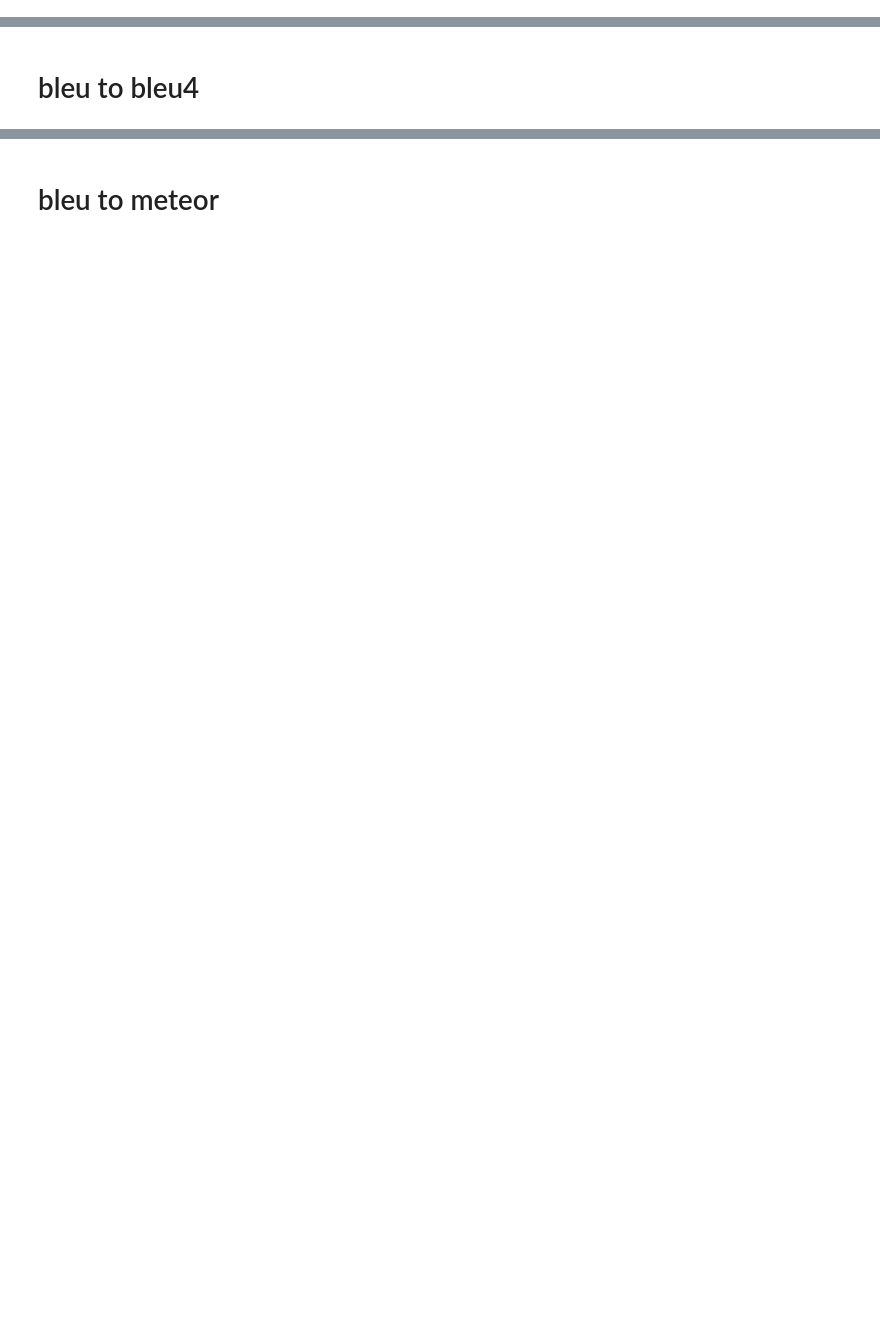
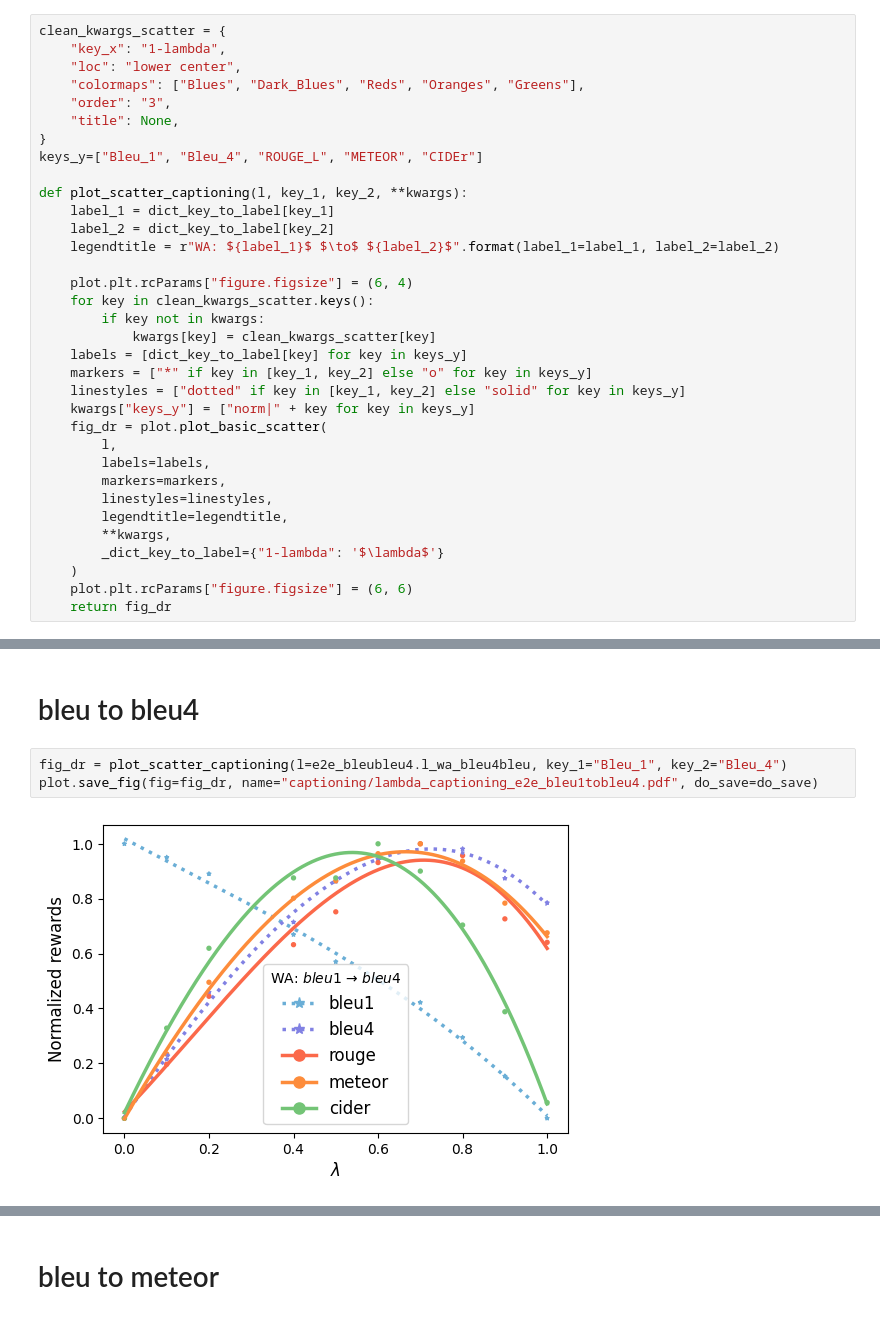
Before and after one commit to alexrame/domainbedv2, a Jupyter notebook: notebooks/rl/captioning/wa_rl_captioning.ipynb, the cells around one changed output, grey strips where cells are left out. Saved outputs shown, nothing was run; the diff lists cells and outputs as text; blank space fills up the shorter version.

```diff
--- a/notebooks/rl/captioning/wa_rl_captioning.ipynb
+++ b/notebooks/rl/captioning/wa_rl_captioning.ipynb
@@ -61,4 +61,38 @@ dict_key_to_label = {
     "METEOR": "meteor",
     "CIDEr": "cider"
 }
+# %%
+clean_kwargs_scatter = {
+    "key_x": "1-lambda",
+    "loc": "lower center",
+    "colormaps": ["Blues", "Dark_Blues", "Reds", "Oranges", "Greens"],
+    "order": "3",
+    "title": None,
+}
+keys_y=["Bleu_1", "Bleu_4", "ROUGE_L", "METEOR", "CIDEr"]
+
+def plot_scatter_captioning(l, key_1, key_2, **kwargs):
+    label_1 = dict_key_to_label[key_1]
+    label_2 = dict_key_to_label[key_2]
+    legendtitle = r"WA: ${label_1}$ $\to$ ${label_2}$".format(label_1=label_1, label_2=label_2)
+
+    plot.plt.rcParams["figure.figsize"] = (6, 4)
+    for key in clean_kwargs_scatter.keys():
+        if key not in kwargs:
+            kwargs[key] = clean_kwargs_scatter[key]
+    labels = [dict_key_to_label[key] for key in keys_y]
+    markers = ["*" if key in [key_1, key_2] else "o" for key in keys_y]
+    linestyles = ["dotted" if key in [key_1, key_2] else "solid" for key in keys_y]
+    kwargs["keys_y"] = ["norm|" + key for key in keys_y]
+    fig_dr = plot.plot_basic_scatter(
+        l,
+        labels=labels,
+        markers=markers,
+        linestyles=linestyles,
+        legendtitle=legendtitle,
+        **kwargs,
+        _dict_key_to_label={"1-lambda": '$\lambda$'}
+    )
+    plot.plt.rcParams["figure.figsize"] = (6, 6)
+    return fig_dr
 # %%
@@ -125,6 +182,11 @@ def plot_captioning(list_l, key_x, key_y, loc="lower left", order="savgol_3_1_qu
     return fig_dr
 # %% [markdown]
 # bleu to bleu4
+# %%
+fig_dr = plot_scatter_captioning(l=e2e_bleubleu4.l_wa_bleu4bleu, key_1="Bleu_1", key_2="Bleu_4")
+plot.save_fig(fig=fig_dr, name="captioning/lambda_captioning_e2e_bleu1tobleu4.pdf", do_save=do_save)
+# %% [output]
+[figure, added]
 # %%
 fig_dr = plot_captioning(
     list_l=[
```
Also changed, not shown: parts of 24 cells of this notebook, 3 other files.
